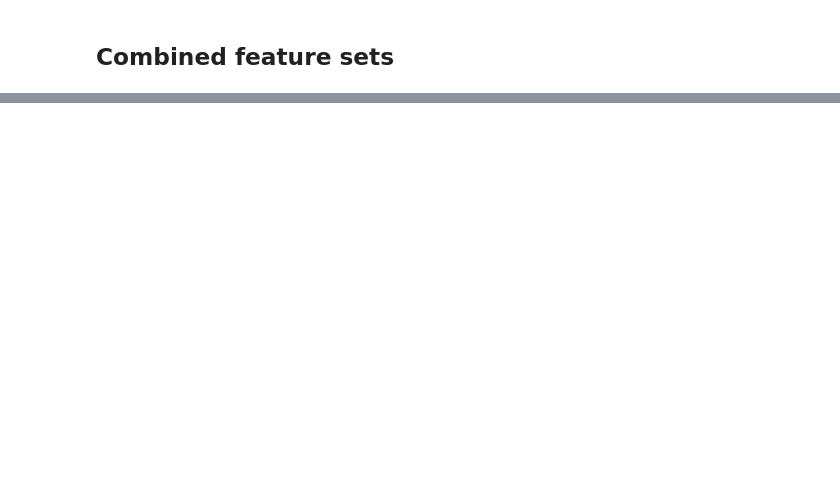
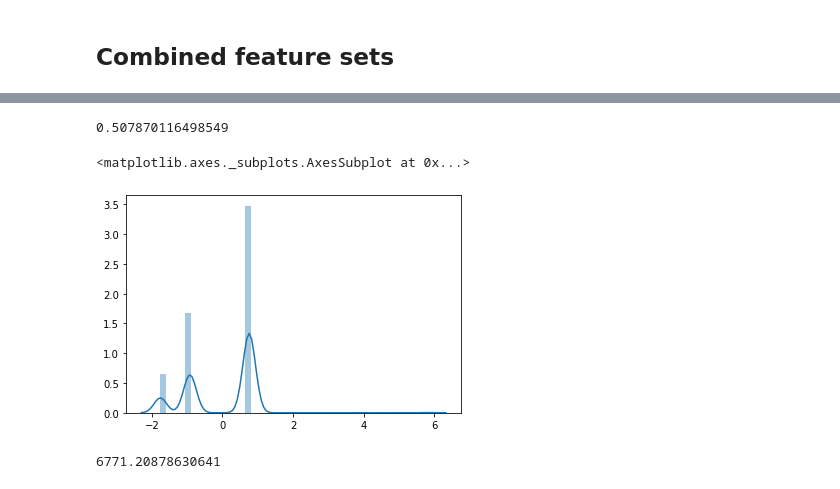
Before and after one commit to rgangela99/Cornell-Conversational-Analysis-Toolkit, a Jupyter notebook: convokit/tensor_decomposer/experiments/commenter-growth-predictive-task-focused.ipynb, the cells around one changed output, grey strips where cells are left out. Cells and saved outputs as stored; diff of their text form; code cells hidden in the pictures; blank space fills up the shorter version.

```diff
--- a/convokit/tensor_decomposer/experiments/commenter-growth-predictive-task-focused.ipynb
+++ b/convokit/tensor_decomposer/experiments/commenter-growth-predictive-task-focused.ipynb
@@ -219,0 +260,10 @@ TypeError: no supported conversion for types: (dtype('O'),)
+# %%
+roc_scores = []
+X = scale(X.toarray())
+
+for train, test in kfold.split(X, y):
+    model.fit(pca.fit_transform(X[train]), y[train])
+    predict_proba = model.predict_proba(pca.transform(X[test]))
+    roc_scores.append(roc_auc_score(y_true=y[test], y_score=[x[1] for x in predict_proba]))
+
+print(np.mean(roc_scores))
@@ -222,7 +276,7 @@ from sklearn.preprocessing import scale
 def scale_by_comment_idx(tensor):
     tensor = tensor.copy()
     for i in range(tensor.shape[0]):
-        tensor[0, :, :] = scale(tensor[0, :, :])
+        tensor[i, :, :] = scale(tensor[i, :, :])
     return tensor
 # %%
 td = TensorDecomposer(obj_type="conversation",
@@ -324,0 +369,4 @@ grown
+# %%
+obj_id_to_feats = extract_feats_dict(corpus, "conversation", ["hyperconvo-concat"], long14)
+feats_df = pd.DataFrame.from_dict(obj_id_to_feats, orient='index').reindex(index = list(obj_id_to_feats))
+X_hc_concat = csr_matrix(feats_df.values.astype('float64'))
@@ -342,0 +442,25 @@ np.mean(res)
+# %%
+roc_scores = []
+# X = scale(X_hc_concat.toarray())
+X = X_hc_concat.toarray()
+for train, test in kfold.split(X, y):
+    X_combi_train = np.hstack((pca.fit_transform(X[train]), X_tensor[train]))
+    model.fit(X_combi_train, y[train])
+    X_combi_test = np.hstack((pca.fit_transform(X[test]), X_tensor[test]))
+    predict_proba = model.predict_proba(X_combi_test)
+    roc_scores.append(roc_auc_score(y_true=y[test], y_score=[x[1] for x in predict_proba]))
+
+print(np.mean(roc_scores))
+# %% [output]
+0.507870116498549
+# %%
+import seaborn as sns
+
+sns.distplot(X[:, 514])
+# %% [output]
+<matplotlib.axes._subplots.AxesSubplot at 0x...>
+[figure, added]
+# %%
+np.sum(np.abs(X[:,514]))
+# %% [output]
+6771.20878630641
```
Also changed, not shown: parts of 65 cells of this notebook, 1 other file.
